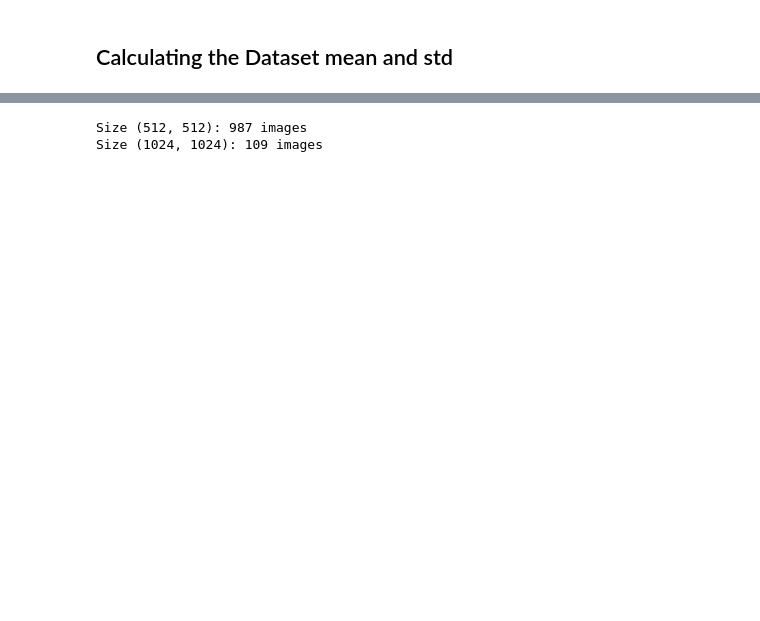
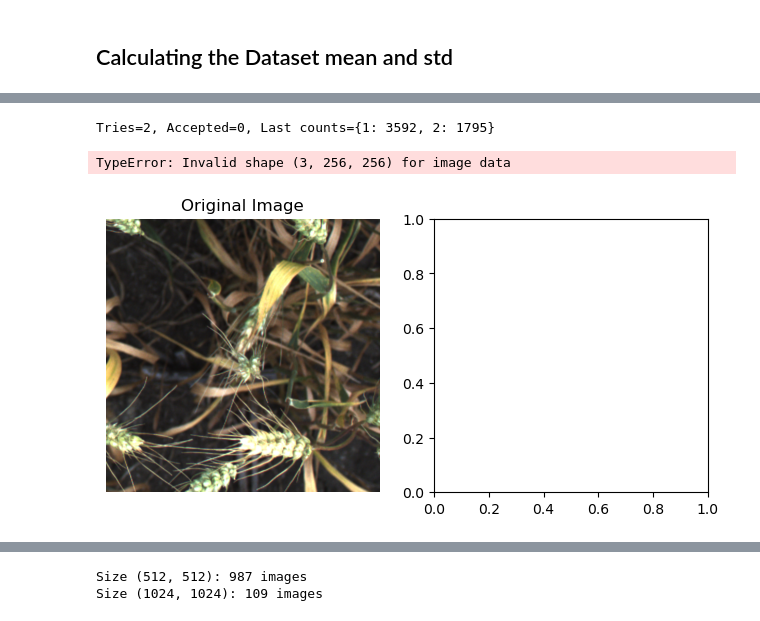
Before and after one commit to Harry-01/DATA7901, a Jupyter notebook: computer_vision.ipynb, the cells around one changed output, grey strips where cells are left out. Drawn from its saved outputs; the diff is of its cells as text; code cells hidden in the pictures; blank space fills up the shorter version.

```diff
--- a/computer_vision.ipynb
+++ b/computer_vision.ipynb
@@ -438,3 +448,37 @@ Tries: 1 Accepted: 1 Last counts: {1: 0, 2: 1469}
+# %%
+import cv2
+import matplotlib.pyplot as plt
+import random
+
+# 1) Grab the transform from train_ds
+tf = train_ds.transform
+
+# 2) Pick an index from the training subset
+idx = random.choice(train_ds.indices)
+
+# 3) Load original image & mask (NumPy)
+img = cv2.imread(train_ds.ds.image_paths[idx])[:, :, ::-1]  # BGR→RGB
+msk = cv2.imread(train_ds.ds.mask_paths[idx], cv2.IMREAD_GRAYSCALE)
+
+# 4) Apply the *same transform* used in training
+out = tf(image=img, mask=msk)
+img_aug, msk_aug = out["image"], out["mask"]
+
+# 5) Check crop debug stats
+for t in tf.transforms:
+    if isinstance(t, ClassAwareRandomCrop):
+        print(f"Tries={t._tries}, Accepted={t._accepted}, Last counts={t._last_counts}")
+
+# 6) Visualize
+plt.figure(figsize=(12,4))
+plt.subplot(1,3,1); plt.imshow(img); plt.title("Original Image"); plt.axis("off")
+plt.subplot(1,3,2); plt.imshow(img_aug); plt.title("Augmented Image"); plt.axis("off")
+plt.subplot(1,3,3); plt.imshow(msk_aug, vmin=0, vmax=3, cmap="tab20"); plt.title("Augmented Mask"); plt.axis("off")
+plt.show()
+# %% [output]
+Tries=2, Accepted=0, Last counts={1: 3592, 2: 1795}
+TypeError: Invalid shape (3, 256, 256) for image data
+[figure, added]
 # %%
 import torch.nn as nn
 import torch.optim as optim
```
Also changed, not shown: parts of 9 cells of this notebook.
